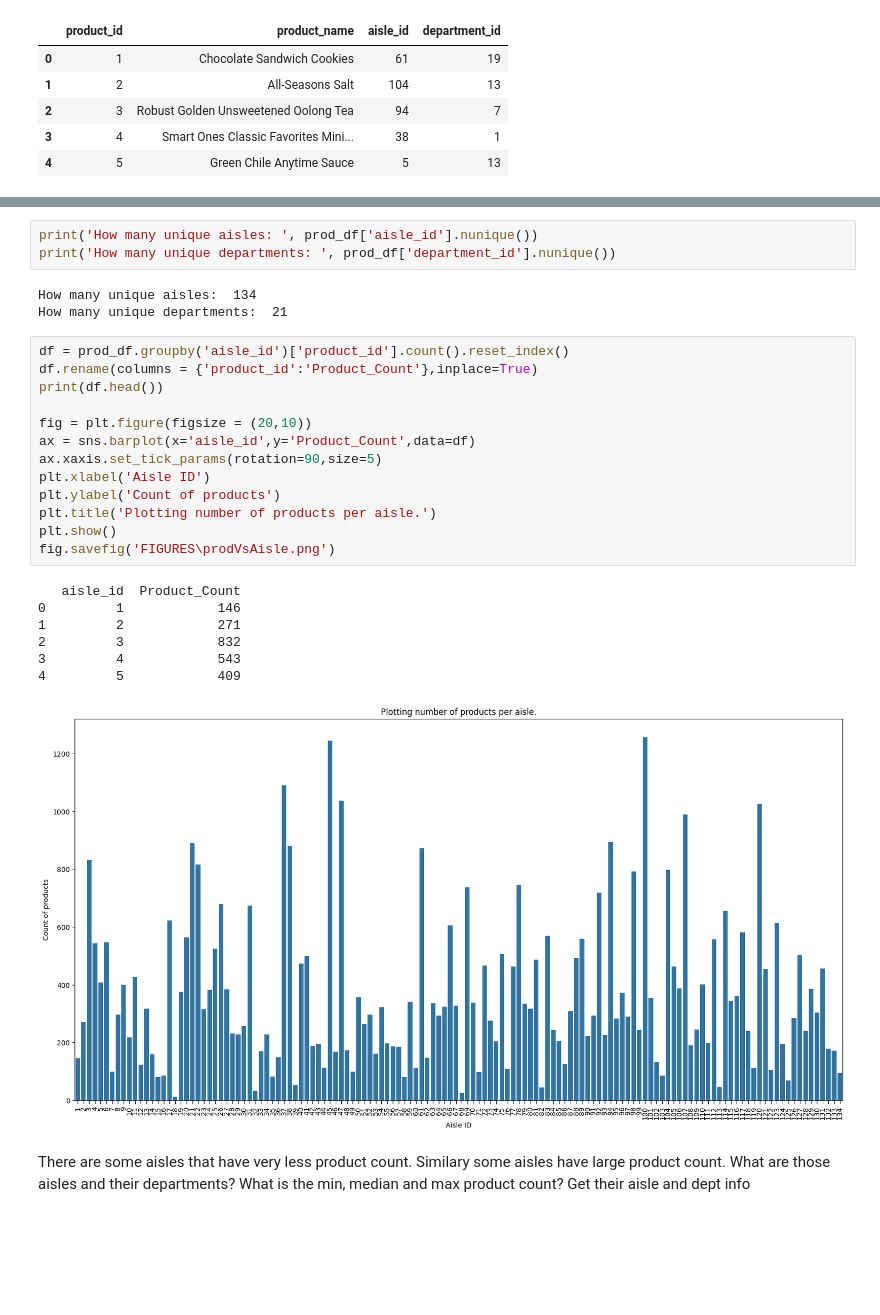
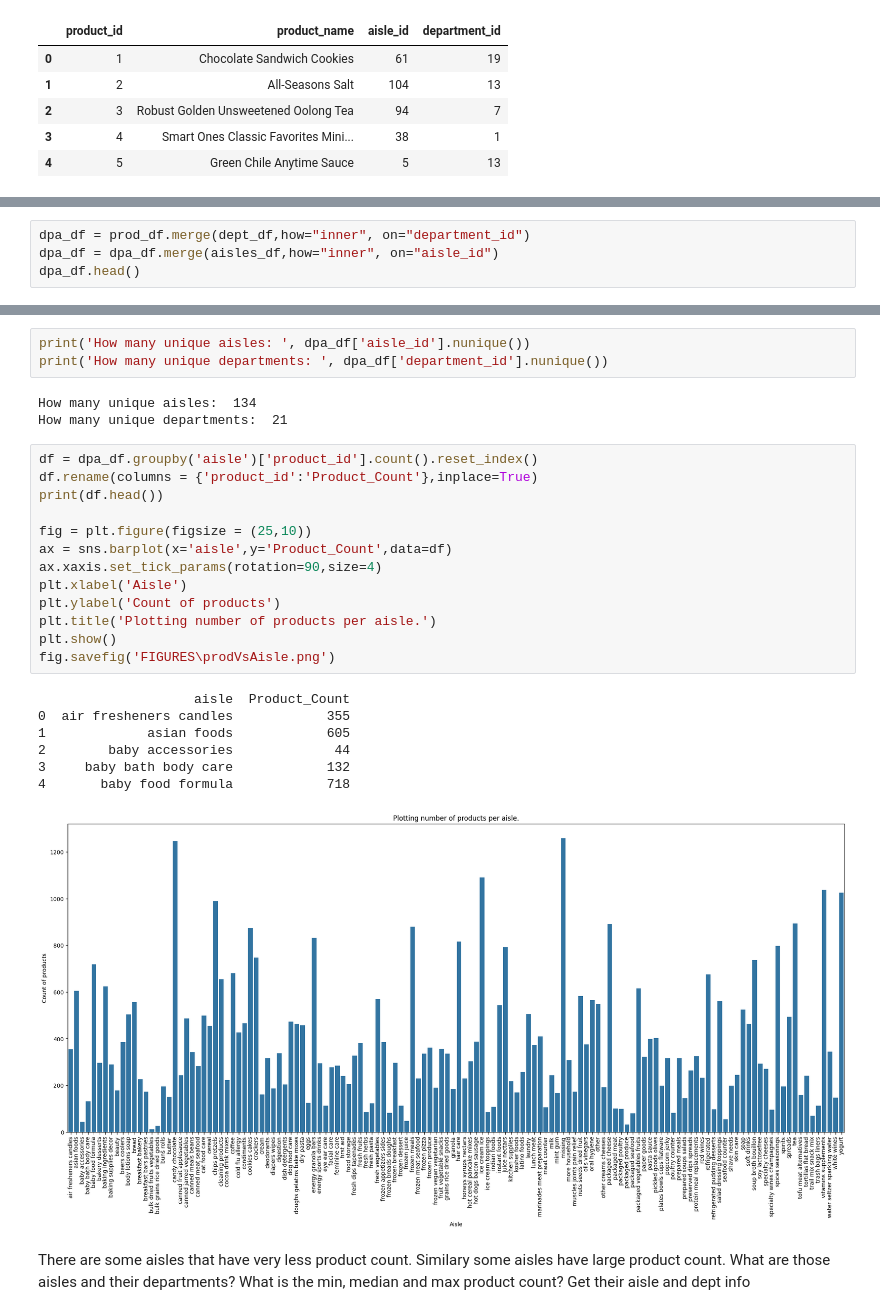
Before and after one commit to NamrataThakur/Market-Basket-Analysis-and-Recommendation, a Jupyter notebook: EDA_DataDescription.ipynb, the cells around one changed output, grey strips where cells are left out. Cells and saved outputs as stored; diff of their text form; blank space fills up the shorter version.

```diff
--- a/EDA_DataDescription.ipynb
+++ b/EDA_DataDescription.ipynb
@@ -77,0 +80,4 @@ HEAD:
+# %%
+dpa_df = prod_df.merge(dept_df,how="inner", on="department_id")
+dpa_df = dpa_df.merge(aisles_df,how="inner", on="aisle_id")
+dpa_df.head()
@@ -78,30 +91,30 @@ HEAD:
 # %%
-print('How many unique aisles: ', prod_df['aisle_id'].nunique())
-print('How many unique departments: ', prod_df['department_id'].nunique())
+print('How many unique aisles: ', dpa_df['aisle_id'].nunique())
+print('How many unique departments: ', dpa_df['department_id'].nunique())
 # %% [output]
 How many unique aisles:  134
 How many unique departments:  21
 # %%
-df = prod_df.groupby('aisle_id')['product_id'].count().reset_index()
+df = dpa_df.groupby('aisle')['product_id'].count().reset_index()
 df.rename(columns = {'product_id':'Product_Count'},inplace=True)
 print(df.head())
 
-fig = plt.figure(figsize = (20,10))
-ax = sns.barplot(x='aisle_id',y='Product_Count',data=df)
-ax.xaxis.set_tick_params(rotation=90,size=5)
-plt.xlabel('Aisle ID')
+fig = plt.figure(figsize = (25,10))
+ax = sns.barplot(x='aisle',y='Product_Count',data=df)
+ax.xaxis.set_tick_params(rotation=90,size=4)
+plt.xlabel('Aisle')
 plt.ylabel('Count of products')
 plt.title('Plotting number of products per aisle.')
 plt.show()
 fig.savefig('FIGURES\prodVsAisle.png')
 # %% [output]
-   aisle_id  Product_Count
-0         1            146
-1         2            271
-2         3            832
-3         4            543
-4         5            409
+                    aisle  Product_Count
+0  air fresheners candles            355
+1             asian foods            605
+2        baby accessories             44
+3     baby bath body care            132
+4       baby food formula            718
-[figure, old version]
+[figure, new version]
 # %% [markdown]
 There are some aisles that have very less product count. Similary some aisles have large product count. What are those aisles and their departments?
 What is the min, median and max product count? Get their aisle and dept info
```
Also changed, not shown: parts of 12 cells of this notebook, 3 other files.
